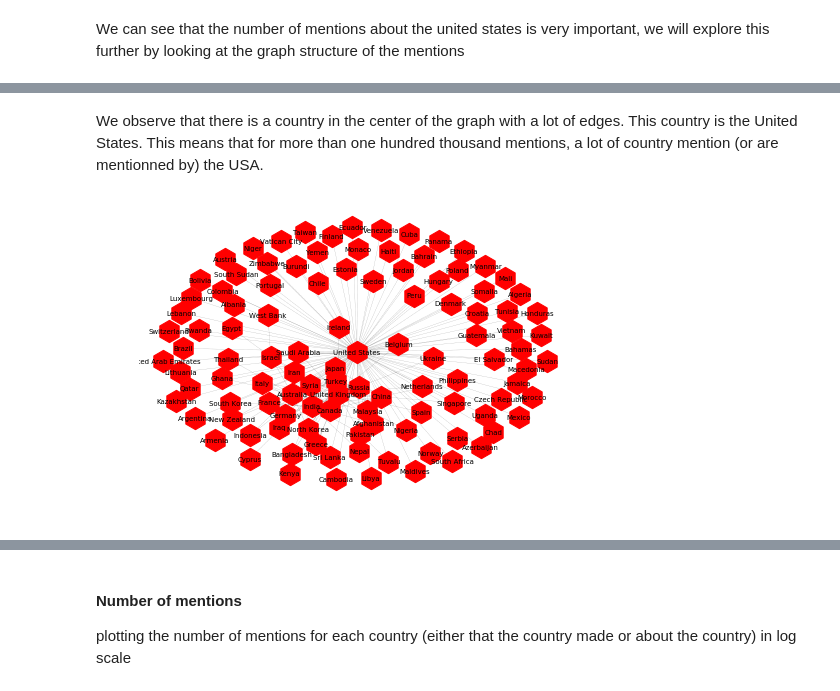
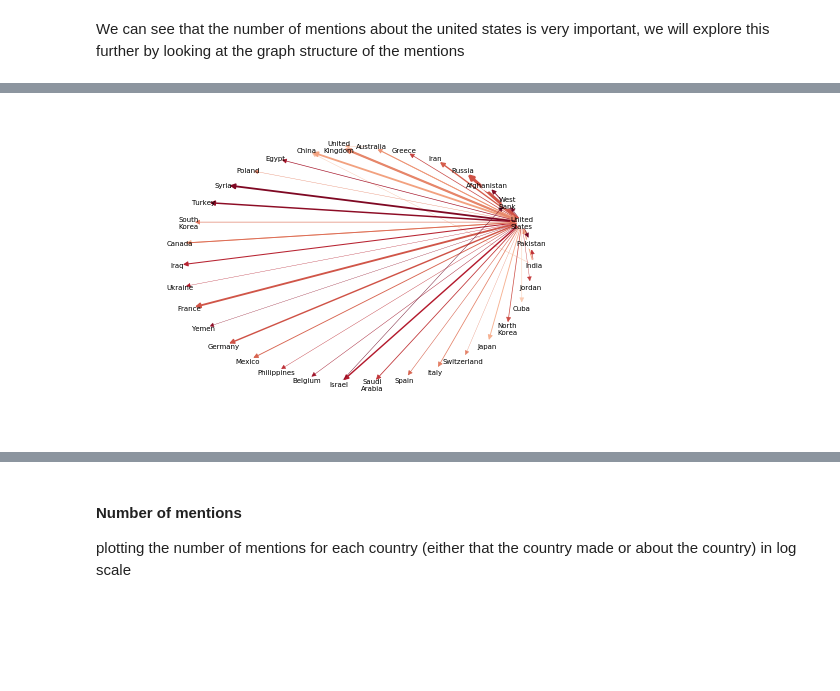
Before and after one commit to NatGr/projectAdA, a Jupyter notebook: Notebook.ipynb, the cells around one changed output, grey strips where cells are left out. Cells and saved outputs as stored; diff of their text form; code cells hidden in the pictures; blank space fills up the shorter version.

```diff
--- a/Notebook.ipynb
+++ b/Notebook.ipynb
@@ -487,0 +481,12 @@ graph.head()
+# %%
+NUM_DISPLAYED_EDGES = 40
+country_to_other_country = country_to_country_view[country_to_country_view.actor_country != \
+                                                  country_to_country_view.mention_country]
+edges_values = np.sort(country_to_other_country.count_mentions.values)
+graph = country_to_other_country[country_to_other_country["count_mentions"] >=
+                                edges_values[edges_values.shape[0] - NUM_DISPLAYED_EDGES]].copy()
+
+# so that they are displayed on two lines in the graph
+graph["actor_country"] = graph["actor_country"].apply(lambda x: x.replace(' ', '\n'))
+graph["mention_country"] = graph["mention_country"].apply(lambda x: x.replace(' ', '\n'))
+graph.sort_values(by="count_mentions", ascending=False).head()
@@ -488,5 +500,6 @@ graph.head()
 # %%
-graph =nx.from_pandas_edgelist(graph, 'actor_country', 'mention_country', create_using=nx.Graph())
-print(nx.info(graph))
+nx_graph = nx.from_pandas_edgelist(graph, target='actor_country', source='mention_country',
+                        edge_attr=["count_mentions", "avg_tone"], create_using=nx.DiGraph())
+print(nx.info(nx_graph))
 # %% [output]
 Name:
@@ -507,8 +511,27 @@ plt.show()
-# %% [markdown]
-We observe that there is a country in the center of the graph with a lot of edges. This country is the United States. This means that for more than one hundred thousand mentions, a lot of country mention (or are mentionned by) the USA.
-# %%
-subgraph_USA = graph.subgraph(['United States']+list(graph.neighbors('United States')))
-nx.draw_spring(subgraph_USA, with_labels=True, node_size=500,font_size=7, width=0.2 ,
-               node_shape="h" ,linewidths=1, style='dotted')
-# %% [output]
-[figure, removed]
+# %%
+def print_nx_digraph(nx_graph, save=False, name="default.svg"):
+    """
+    print and maybe saves the given nx_graph
+
+    :param nx_graph: the digraph as an nx_object
+    :param save: wether to save it or not
+    :param name: the name of the file the graph will be saved into
+    """
+    edge_size = nx.get_edge_attributes(nx_graph, "count_mentions")
+    edge_color = nx.get_edge_attributes(nx_graph, "avg_tone")
+    sizes = [edge_size[i] for i in nx_graph.edges()]
+    max_sizes = max(sizes)
+    sizes = [3*i/max_sizes for i in sizes]
+    colors = [edge_color[i] for i in nx_graph.edges()]
+
+    nx.draw_shell(nx_graph, with_labels=True, node_size=150, font_size=7, width=sizes ,
+                   node_shape="h", node_color='w', linewidths=1, style='solid', arrow_style="->",
+                  edge_cmap=cm.get_cmap("RdBu"), edge_vmin=-5,
+                  edge_vmax=5, edge_color=colors)  # edge_vmin and vmax chose so as to
+    # have contrast
+    if save:
+        plt.savefig(os.path.join(GEN_DIR, name))
+# %%
+print_nx_digraph(nx_graph, save=False, name='network_US.svg')
+# %% [output]
+[figure, added]
```
Also changed, not shown: parts of 35 cells of this notebook, 2 other files.
